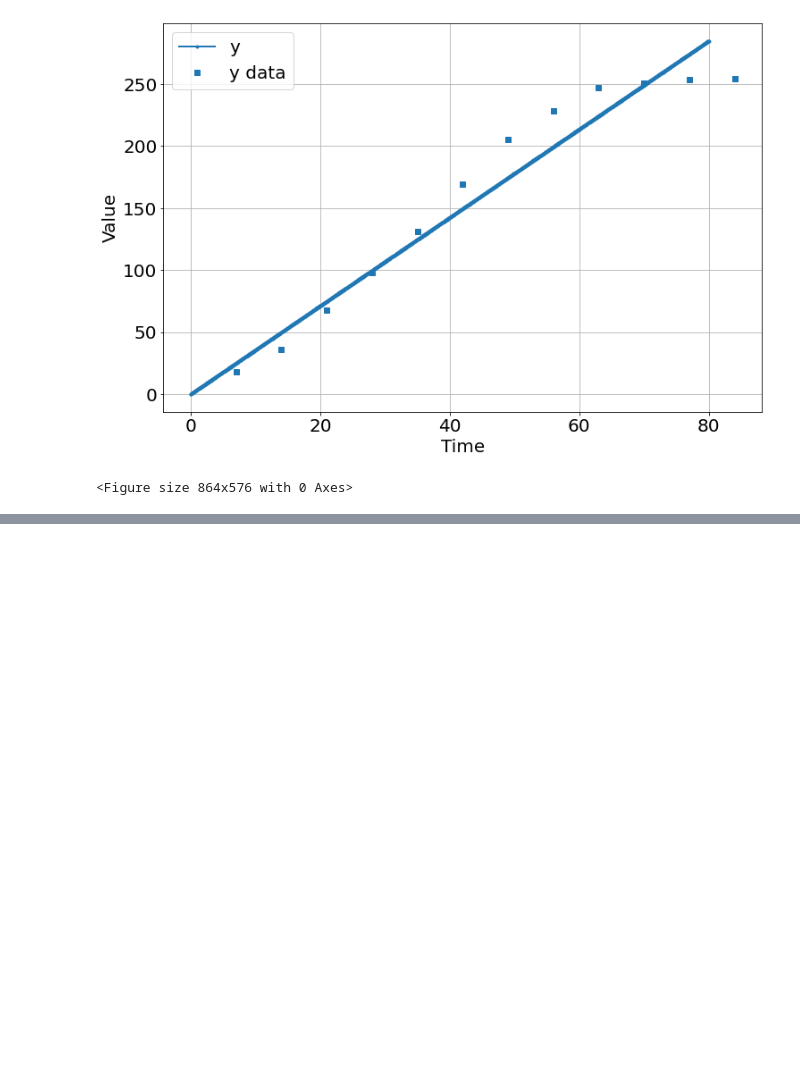
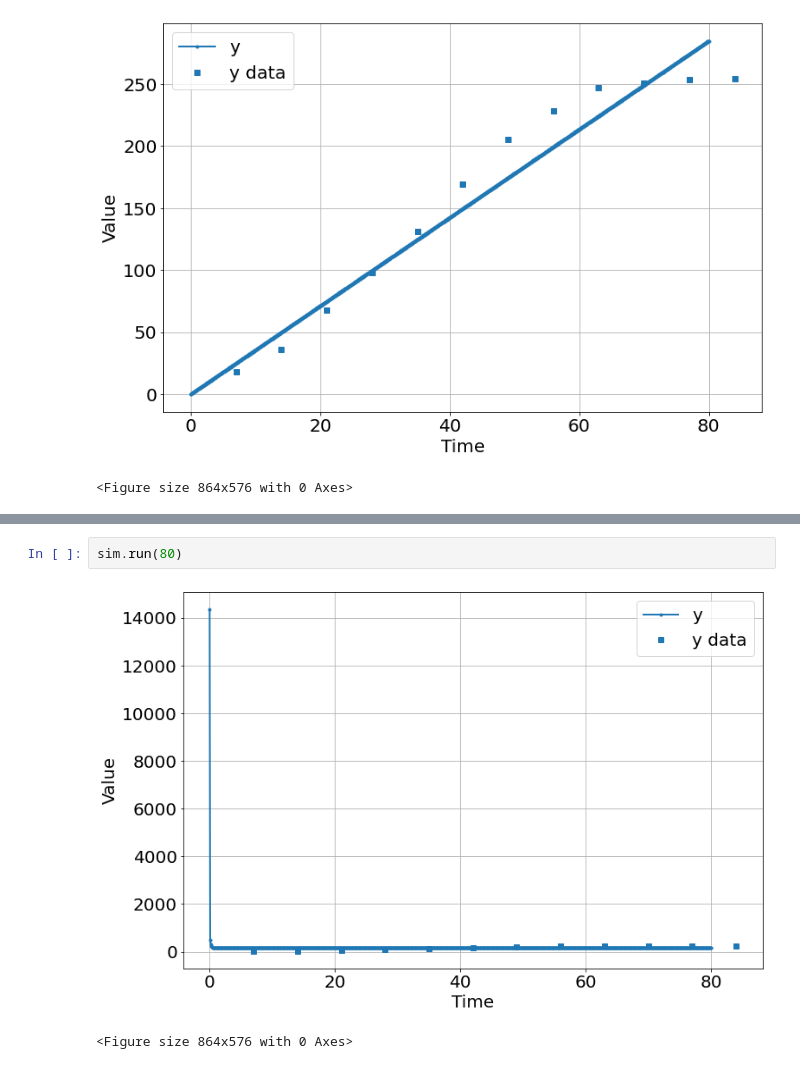
Before and after one commit to bblais/Computer-Programming-for-the-Sciences-Spring-2022, a Jupyter notebook: Sprint #3 - Parameter Fitting and Scientific Questions/2022-03-22 - lmfit with pyndamics.ipynb, the cells around one changed output, grey strips where cells are left out. Drawn from its saved outputs; the diff is of its cells as text; blank space fills up the shorter version.

```diff
--- a/Sprint #3 - Parameter Fitting and Scientific Questions/2022-03-22 - lmfit with pyndamics.ipynb
+++ b/Sprint #3 - Parameter Fitting and Scientific Questions/2022-03-22 - lmfit with pyndamics.ipynb
@@ -54,0 +118,5 @@ sim.run(80)
+# %%
+sim.run(80)
+# %% [output]
+[figure, added]
+<Figure size 864x576 with 0 Axes>
```
Also changed, not shown: parts of 8 cells of this notebook, 1 other file.
